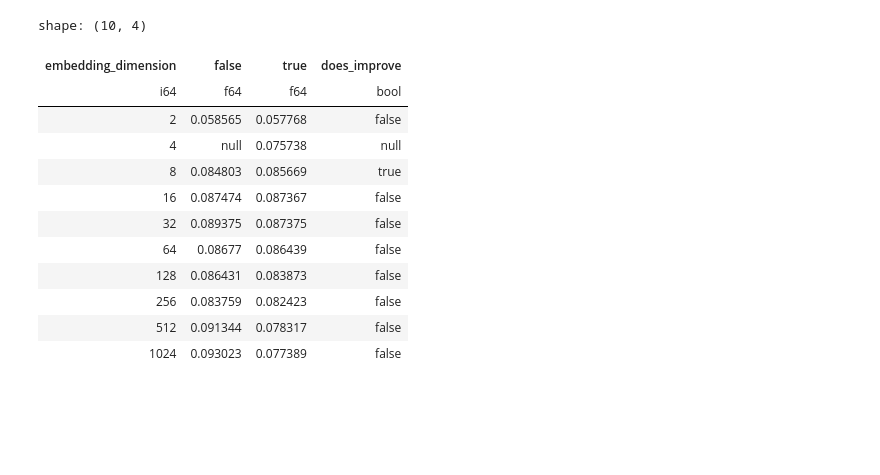
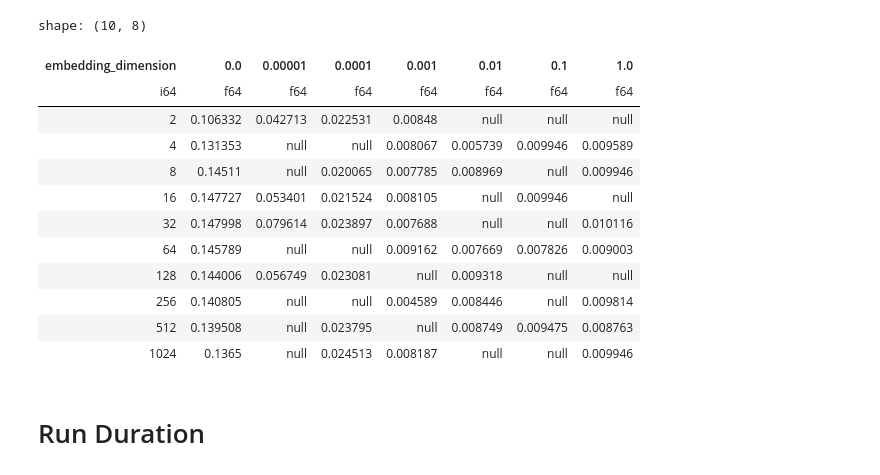
Before and after one commit to chaald/peppermint-matrix, a Jupyter notebook: notebooks/parameter_analysis/matrix_factorization.ipynb, the cells around one changed output. Cells and saved outputs as stored; diff of their text form; code cells hidden in the pictures; blank space fills up the shorter version.

```diff
--- a/notebooks/parameter_analysis/matrix_factorization.ipynb
+++ b/notebooks/parameter_analysis/matrix_factorization.ipynb
@@ -68,6 +68,8 @@ def fetch_run_metadata(run: Run, considered_metrics: Union[str, Dict[str, float]
         **run_config,
         **{metric: run_history[metric].to_list() for metric in run_history},
         **best_summary,
+        "gpu_type": run.metadata.get("gpu"),
+        "cpu_count": run.metadata.get("cpu_count"),
     }
 
 batch_size = 8
@@ -108,6 +110,10 @@ if config["ensure_available_locally"]:
     experiment_runs = experiment_runs.filter(pl.col("available_locally") == True)
 
 experiment_runs = experiment_runs.sort("_timestamp", descending=False)
+experiment_runs = experiment_runs.with_columns(
+    run_duration_second=pl.col("_runtime").list.max(),
+    run_duration_minute=(pl.col("_runtime").list.max() / 60)
+)
 experiment_runs.select(
     pl.col("run_id"),
     pl.col("run_name"),
@@ -146,8 +176,11 @@ shape: (76, 11)
 # %%
-experiment_summary = experiment_runs.group_by("embedding_dimension", "shuffle").agg(
+experiment_summary = experiment_runs.group_by("embedding_dimension", "l2_regularization").agg(
+    pl.col("run_id").count().alias("num_runs"),
     pl.col("best:epoch/epoch").mean(),
     pl.col("best:epoch/test_recall@10").mean(),
-    pl.col("best:epoch/test_ndcg@10").mean()
-).sort("embedding_dimension", "shuffle")
+    pl.col("best:epoch/test_ndcg@10").mean(),
+    pl.col("best:epoch/test_recall@50").mean(),
+    pl.col("best:epoch/test_ndcg@50").mean(),
+).sort("embedding_dimension", "l2_regularization")
 experiment_summary
 # %% [output]
@@ -215,22 +268,22 @@ shape: (10, 4)
 # %%
-experiment_summary[["embedding_dimension", "shuffle", "best:epoch/test_ndcg@10"]].pivot(
-    values=["best:epoch/test_ndcg@10"],
+experiment_summary[["embedding_dimension", "l2_regularization", "best:epoch/test_ndcg@50"]].pivot(
+    values=["best:epoch/test_ndcg@50"],
     index="embedding_dimension",
-    columns="shuffle"
-).with_columns(
-    does_improve = pl.col("true") > pl.col("false")
+    columns="l2_regularization"
 )
 # %% [output]
-shape: (10, 4)
+shape: (10, 8)
-| embedding_dimension | false | true | does_improve |
-| i64 | f64 | f64 | bool |
-| 2 | 0.058565 | 0.057768 | false |
-| 4 | null | 0.075738 | null |
-| 8 | 0.084803 | 0.085669 | true |
-| 16 | 0.087474 | 0.087367 | false |
-| 32 | 0.089375 | 0.087375 | false |
-| 64 | 0.08677 | 0.086439 | false |
-| 128 | 0.086431 | 0.083873 | false |
-| 256 | 0.083759 | 0.082423 | false |
-| 512 | 0.091344 | 0.078317 | false |
-| 1024 | 0.093023 | 0.077389 | false |
+| embedding_dimension | 0.0 | 0.00001 | 0.0001 | 0.001 | 0.01 | 0.1 | 1.0 |
+| i64 | f64 | f64 | f64 | f64 | f64 | f64 | f64 |
+| 2 | 0.106332 | 0.042713 | 0.022531 | 0.00848 | null | null | null |
+| 4 | 0.131353 | null | null | 0.008067 | 0.005739 | 0.009946 | 0.009589 |
+| 8 | 0.14511 | null | 0.020065 | 0.007785 | 0.008969 | null | 0.009946 |
+| 16 | 0.147727 | 0.053401 | 0.021524 | 0.008105 | null | 0.009946 | null |
+| 32 | 0.147998 | 0.079614 | 0.023897 | 0.007688 | null | null | 0.010116 |
+| 64 | 0.145789 | null | null | 0.009162 | 0.007669 | 0.007826 | 0.009003 |
+| 128 | 0.144006 | 0.056749 | 0.023081 | null | 0.009318 | null | null |
+| 256 | 0.140805 | null | null | 0.004589 | 0.008446 | null | 0.009814 |
+| 512 | 0.139508 | null | 0.023795 | null | 0.008749 | 0.009475 | 0.008763 |
+| 1024 | 0.1365 | null | 0.024513 | 0.008187 | null | null | 0.009946 |
+# %% [markdown]
+# Run Duration
```
Also changed, not shown: parts of 12 cells of this notebook, 2 other files.
